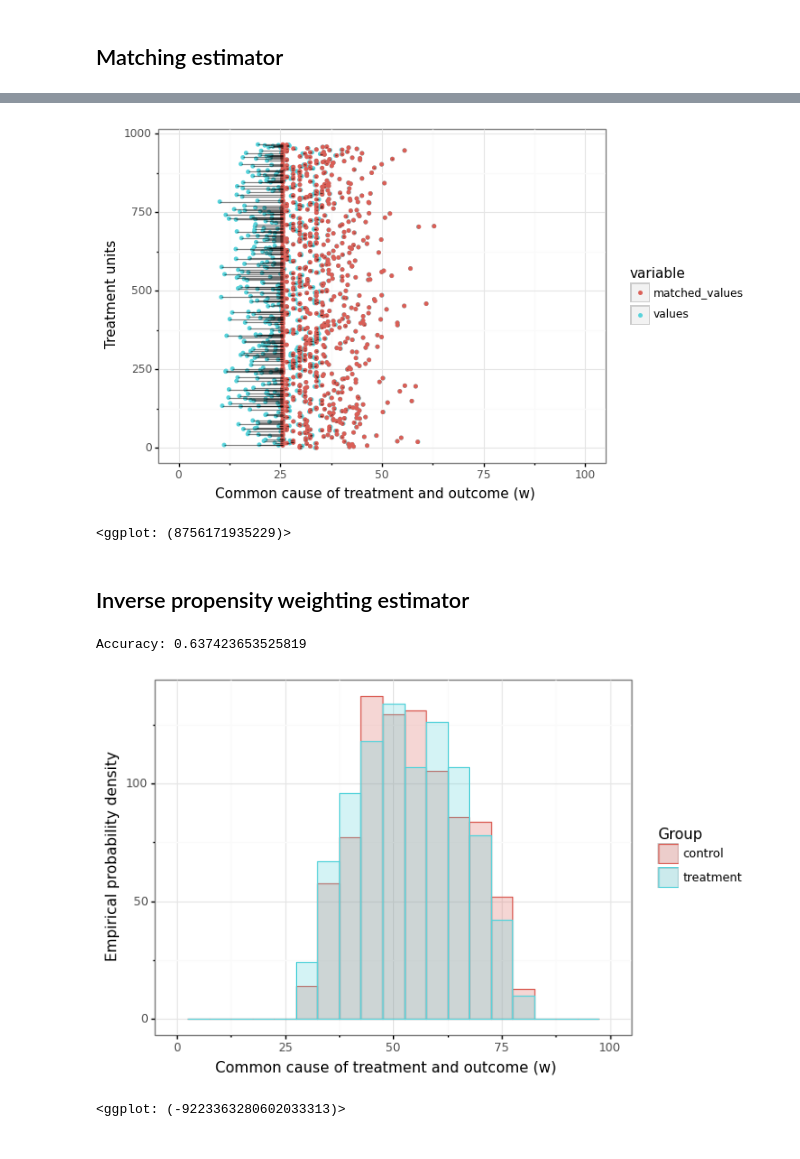
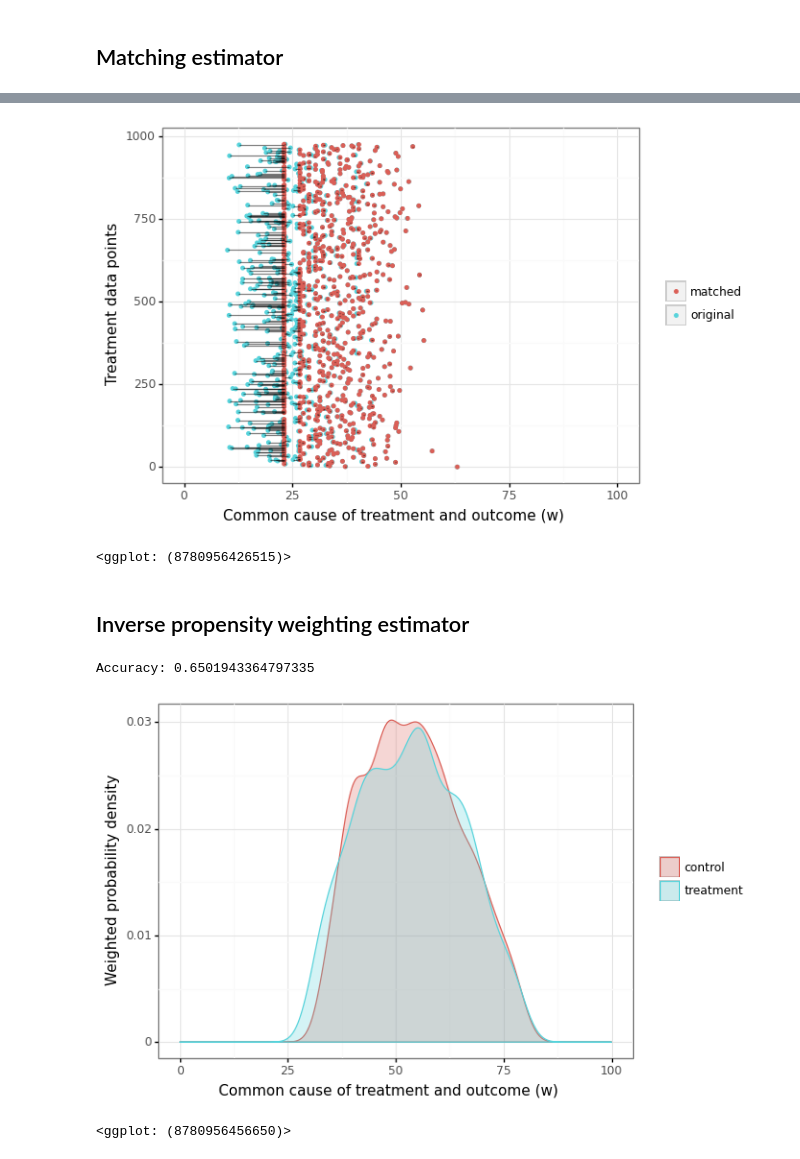
Before and after one commit to causalreasoning/cr-book, a Jupyter notebook: examples/ch04-estimation/visualize_conditioning_estimators.ipynb, the cells around one changed output, grey strips where cells are left out. Cells and saved outputs as stored; diff of their text form; code cells hidden in the pictures.

```diff
--- a/examples/ch04-estimation/visualize_conditioning_estimators.ipynb
+++ b/examples/ch04-estimation/visualize_conditioning_estimators.ipynb
@@ -18,7 +18,7 @@ def discretize_values(df, binwidth=BINWIDTH):
 
 def match_treatment_units(dat):
     control_dat = dat.query("Group=='control'").reset_index()
-    dat["matched_values"] = dat["values"].transform(lambda x: control_dat["values"][np.argmin(np.abs(control_dat["values"]-x))] )
+    dat["matched"] = dat["values"].transform(lambda x: control_dat["values"][np.argmin(np.abs(control_dat["values"]-x))] )
     treatment_dat = dat.query("Group=='treatment'").copy()
     treatment_dat["unit_id"] = np.arange(treatment_dat.shape[0])
     return treatment_dat
@@ -32,8 +32,8 @@ def add_inverse_propensity_weights(dat, estimate_type="att"):
     prob_treatment= clf.predict_proba(X)
     if estimate_type=="att":
         dat["weight"] = np.where(dat["Group"]=="treatment",
-                                 1, #1/prob_treatment[:,1],
-                                 prob_treatment[:,1]/prob_treatment[:,0])#1/prob_treatment[:,0])
+                                 1,
+                                 prob_treatment[:,1]/prob_treatment[:,0])
     return dat
 # %% [markdown]
 ## Datasets
@@ -200,39 +212,44 @@ plt_matching
 # %%
 treatment_dat2 = match_treatment_units(dat2)
-plot_dat = pd.melt(treatment_dat2, id_vars="unit_id", value_vars=["values", "matched_values"])
+plot_dat = pd.melt(treatment_dat2, id_vars="unit_id", value_vars=["values", "matched"])
+# Renaming to original for readability
+plot_dat.loc[:, "variable"] = plot_dat["variable"].apply(lambda x: "original" if x=="values" else x)
 
 plt_matching = (
     ggplot(plot_dat, aes(x="value", y="unit_id", color="variable", group="unit_id")) +
     geom_point(alpha=1, size=1)+
     geom_line(color="black", alpha=0.5) +
     xlim(0,100) +
     xlab("Common cause of treatment and outcome (w)") +
-    ylab("Treatment units") +
-    theme_bw()
+    ylab("Treatment data points") +
+    theme_bw() +
+    theme(legend_title=element_blank())
 )
 ggsave(plt_matching, filename="matching_partial_overlap.pdf", width=3, height=3)
 plt_matching
 # %% [output]
-[figure, old version]
+[figure, new version]
-<ggplot: (8756171935229)>
+<ggplot: (8780956426515)>
 # %% [markdown]
 ## Inverse propensity weighting estimator
 # %%
 dat0 = add_inverse_propensity_weights(dat0)
 plt_ipw_0 = (
  ggplot(dat0, aes(x="values", color="Group", fill="Group", weight="weight")) +
- geom_histogram(alpha=0.25, binwidth=5, position="identity")+
+ geom_density(alpha=0.25, position="identity")+
  xlab("Common cause of treatment and outcome (w)")+
- ylab("Empirical probability density")+
+ ylab("Weighted probability density")+
+ xlim(0,100)+
  theme_bw()+
- xlim(0,100)
+ theme(legend_title=element_blank())
+
 )
 ggsave(plt_ipw_0, filename="ipw_perfect_overlap.pdf", width=3, height=3)
 print(plt_ipw_0)
 # %% [output]
-Accuracy: 0.637423653525819
+Accuracy: 0.6501943364797335
-[figure, old version]
+[figure, new version]
-<ggplot: (-9223363280602033313)>
+<ggplot: (8780956456650)>
 # %%
 dat1 = add_inverse_propensity_weights(dat1)
 plt_ipw_1 = (
```
Also changed, not shown: parts of 10 cells of this notebook.
